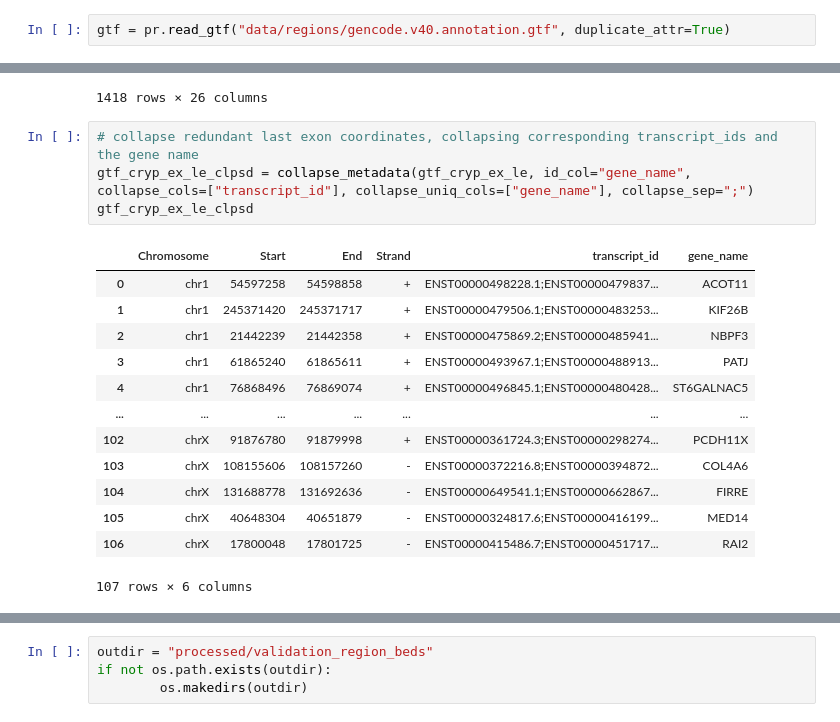
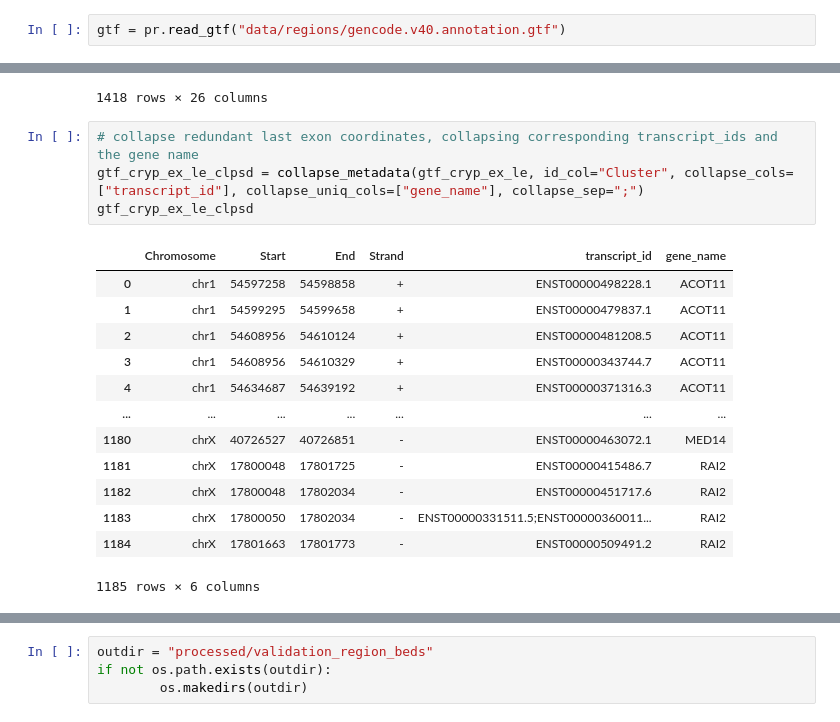
Before and after one commit to frattalab/tdp43-apa, a Jupyter notebook: wet/regions_for_experimental_validation.ipynb, the cells around one changed output, grey strips where cells are left out. Drawn from its saved outputs; the diff is of its cells as text.

```diff
--- a/wet/regions_for_experimental_validation.ipynb
+++ b/wet/regions_for_experimental_validation.ipynb
@@ -16,7 +16,7 @@ import pandas as pd
 from typing import Literal
 import os
 # %%
-gtf = pr.read_gtf("data/regions/gencode.v40.annotation.gtf", duplicate_attr=True)
+gtf = pr.read_gtf("data/regions/gencode.v40.annotation.gtf")
 # %%
 # load in last exon beds
 ipa = pr.read_bed("data/regions/2023-12-14_papa_cryptic_bleedthrough_uniq.background_shsy5y.last_exons.bed")
@@ -340,22 +381,22 @@ gtf_cryp_ex_le
 1418 rows × 26 columns
 # %%
 # collapse redundant last exon coordinates, collapsing corresponding transcript_ids and the gene name
-gtf_cryp_ex_le_clpsd = collapse_metadata(gtf_cryp_ex_le, id_col="gene_name", collapse_cols=["transcript_id"], collapse_uniq_cols=["gene_name"], collapse_sep=";")
+gtf_cryp_ex_le_clpsd = collapse_metadata(gtf_cryp_ex_le, id_col="Cluster", collapse_cols=["transcript_id"], collapse_uniq_cols=["gene_name"], collapse_sep=";")
 gtf_cryp_ex_le_clpsd
 # %% [output]
 |  | Chromosome | Start | End | Strand | transcript_id | gene_name |
-| 0 | chr1 | 54597258 | 54598858 | + | ENST00000498228.1;ENST00000479837... | ACOT11 |
-| 1 | chr1 | 245371420 | 245371717 | + | ENST00000479506.1;ENST00000483253... | KIF26B |
-| 2 | chr1 | 21442239 | 21442358 | + | ENST00000475869.2;ENST00000485941... | NBPF3 |
-| 3 | chr1 | 61865240 | 61865611 | + | ENST00000493967.1;ENST00000488913... | PATJ |
-| 4 | chr1 | 76868496 | 76869074 | + | ENST00000496845.1;ENST00000480428... | ST6GALNAC5 |
+| 0 | chr1 | 54597258 | 54598858 | + | ENST00000498228.1 | ACOT11 |
+| 1 | chr1 | 54599295 | 54599658 | + | ENST00000479837.1 | ACOT11 |
+| 2 | chr1 | 54608956 | 54610124 | + | ENST00000481208.5 | ACOT11 |
+| 3 | chr1 | 54608956 | 54610329 | + | ENST00000343744.7 | ACOT11 |
+| 4 | chr1 | 54634687 | 54639192 | + | ENST00000371316.3 | ACOT11 |
 | ... | ... | ... | ... | ... | ... | ... |
-| 102 | chrX | 91876780 | 91879998 | + | ENST00000361724.3;ENST00000298274... | PCDH11X |
-| 103 | chrX | 108155606 | 108157260 | - | ENST00000372216.8;ENST00000394872... | COL4A6 |
-| 104 | chrX | 131688778 | 131692636 | - | ENST00000649541.1;ENST00000662867... | FIRRE |
-| 105 | chrX | 40648304 | 40651879 | - | ENST00000324817.6;ENST00000416199... | MED14 |
-| 106 | chrX | 17800048 | 17801725 | - | ENST00000415486.7;ENST00000451717... | RAI2 |
+| 1180 | chrX | 40726527 | 40726851 | - | ENST00000463072.1 | MED14 |
+| 1181 | chrX | 17800048 | 17801725 | - | ENST00000415486.7 | RAI2 |
+| 1182 | chrX | 17800048 | 17802034 | - | ENST00000451717.6 | RAI2 |
+| 1183 | chrX | 17800050 | 17802034 | - | ENST00000331511.5;ENST00000360011... | RAI2 |
+| 1184 | chrX | 17801663 | 17801773 | - | ENST00000509491.2 | RAI2 |
-107 rows × 6 columns
+1185 rows × 6 columns
 # %%
 # Generate a name column, minimal info required for BEd
 gtf_cryp_ex_le_clpsd = (gtf_cryp_ex_le_clpsd
```
Also changed, not shown: parts of 7 cells of this notebook.
